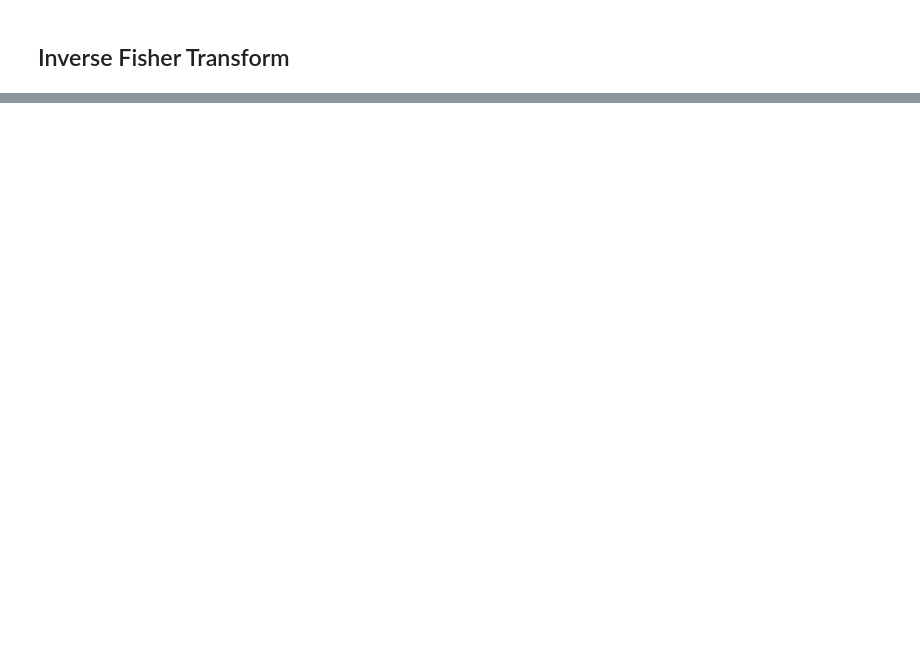
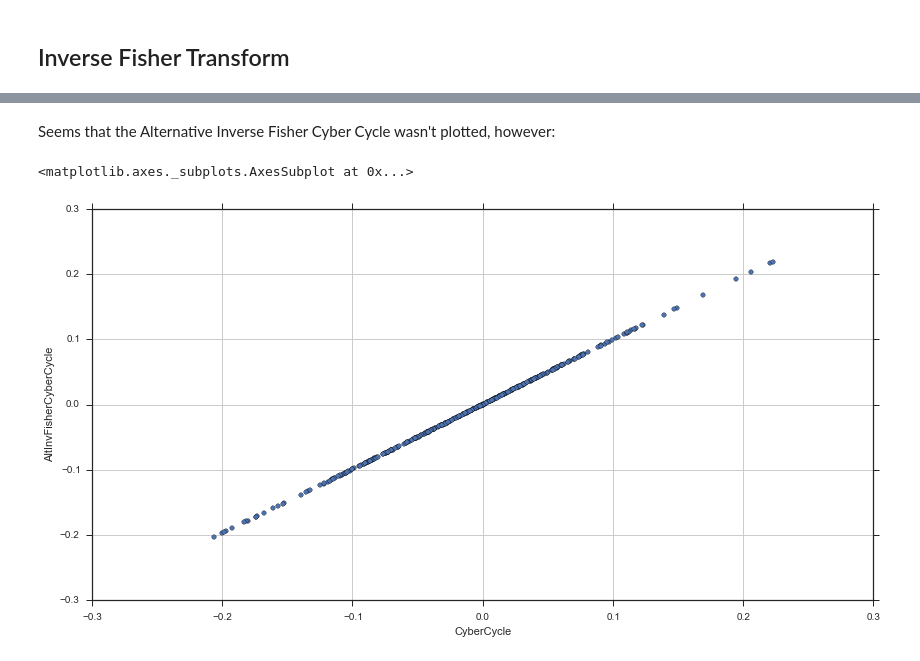
Before and after one commit to Jay-Jay-D/cybernetics_lectures, a Jupyter notebook: Fisher.ipynb, the cells around one changed output, grey strips where cells are left out. Cells and saved outputs as stored; diff of their text form; code cells hidden in the pictures; blank space fills up the shorter version.

```diff
--- a/Fisher.ipynb
+++ b/Fisher.ipynb
@@ -94,0 +118,11 @@ axarr[1].grid()
+# %% [markdown]
+Seems that the Alternative Inverse Fisher Cyber Cycle wasn't plotted, however:
+# %%
+df = pd.DataFrame(np.transpose(np.vstack((price, ccycle, trigger, FCC, IFCC, alt_IFCC))),
+                  index=data.index,
+                  columns=['Price', 'CyberCycle', 'Trigger', 'FisherCyberCycle',
+                           'InvFisherCyberCycle', 'AltInvFisherCyberCycle'])
+df.plot(kind='scatter', x='CyberCycle', y='AltInvFisherCyberCycle', grid=True)
+# %% [output]
+<matplotlib.axes._subplots.AxesSubplot at 0x...>
+[figure, added]
```
Also changed, not shown: parts of 23 cells of this notebook, 4 other files.
